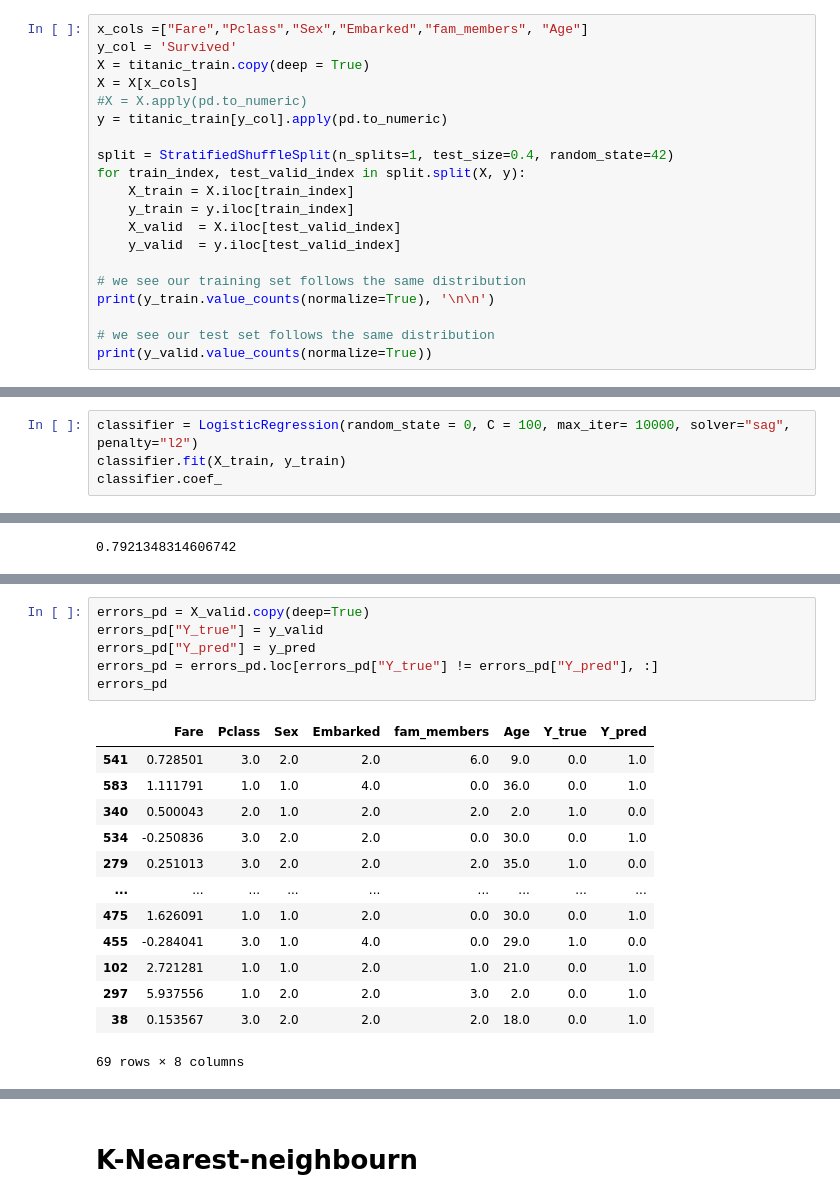
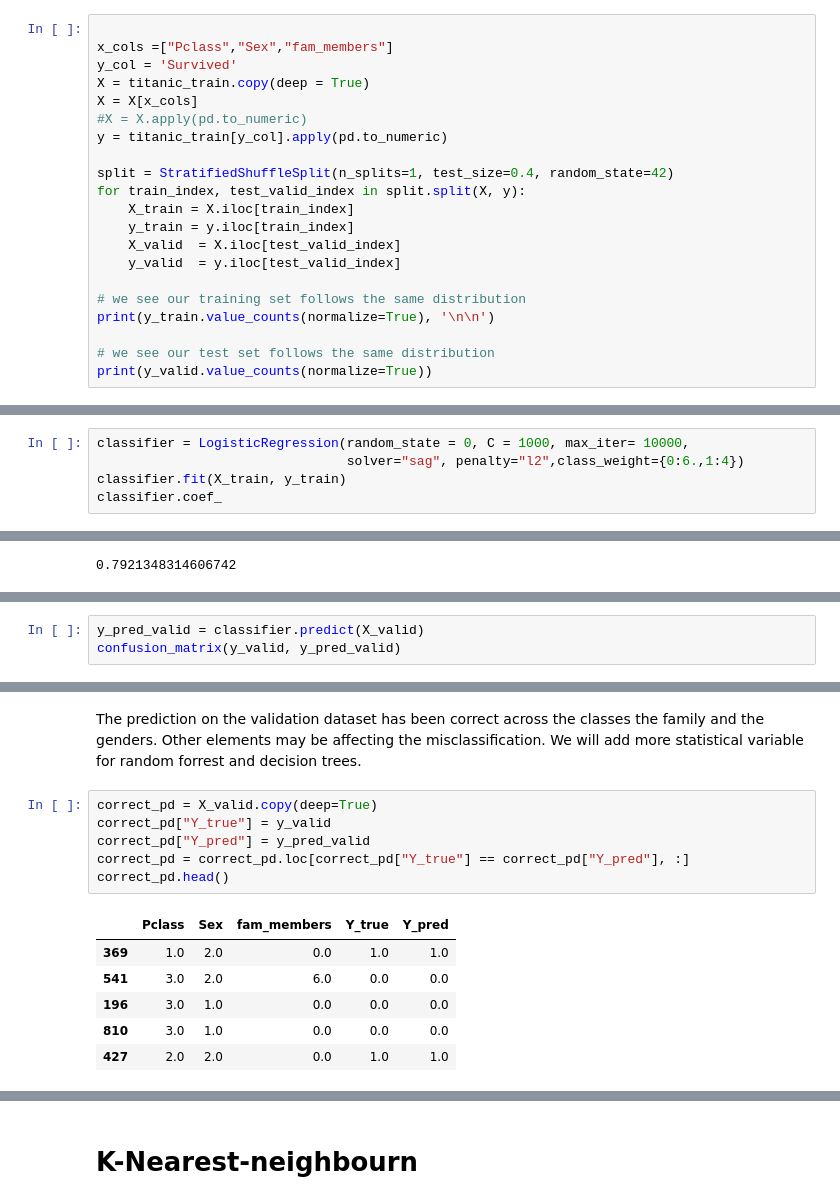
Before and after one commit to patRyserWelch8/KaggleTitanic, a Jupyter notebook: titanic.ipynb, the cells around one changed output, grey strips where cells are left out. Drawn from its saved outputs; the diff is of its cells as text.

```diff
--- a/titanic.ipynb
+++ b/titanic.ipynb
@@ -1242,7 +1253,8 @@ titanic_test.shape
 # %% [markdown]
 ### Split  data sets for cross validation
 # %%
-x_cols =["Fare","Pclass","Sex","Embarked","fam_members", "Age"]
+
+x_cols =["Pclass","Sex","fam_members"]
 y_col = 'Survived'
 X = titanic_train.copy(deep = True)
 X = X[x_cols]
@@ -1282,5 +1297,6 @@ Index(['Fare', 'Pclass', 'Sex', 'Embarked', 'fam_members', 'Age'], dtype='object
 # %%
-classifier = LogisticRegression(random_state = 0, C = 100, max_iter= 10000, solver="sag", penalty="l2")
+classifier = LogisticRegression(random_state = 0, C = 1000, max_iter= 10000,
+                                solver="sag", penalty="l2",class_weight={0:6.,1:4})
 classifier.fit(X_train, y_train)
 classifier.coef_
 # %% [output]
@@ -1296,0 +1322,3 @@ classifier.score(X_valid, y_valid)
+# %%
+y_pred_valid = classifier.predict(X_valid)
+confusion_matrix(y_valid, y_pred_valid)
@@ -1355,21 +1419,16 @@ array([[189,  31],
+# %% [markdown]
+The prediction on the validation dataset has been correct across the classes the family and the genders. Other elements may be affecting the misclassification. We will add more statistical variable for random forrest and decision trees.
 # %%
-errors_pd = X_valid.copy(deep=True)
-errors_pd["Y_true"] = y_valid
-errors_pd["Y_pred"] = y_pred
-errors_pd = errors_pd.loc[errors_pd["Y_true"] != errors_pd["Y_pred"], :]
-errors_pd
+correct_pd = X_valid.copy(deep=True)
+correct_pd["Y_true"] = y_valid
+correct_pd["Y_pred"] = y_pred_valid
+correct_pd = correct_pd.loc[correct_pd["Y_true"] == correct_pd["Y_pred"], :]
+correct_pd.head()
 # %% [output]
-|  | Fare | Pclass | Sex | Embarked | fam_members | Age | Y_true | Y_pred |
-| 541 | 0.728501 | 3.0 | 2.0 | 2.0 | 6.0 | 9.0 | 0.0 | 1.0 |
-| 583 | 1.111791 | 1.0 | 1.0 | 4.0 | 0.0 | 36.0 | 0.0 | 1.0 |
-| 340 | 0.500043 | 2.0 | 1.0 | 2.0 | 2.0 | 2.0 | 1.0 | 0.0 |
-| 534 | -0.250836 | 3.0 | 2.0 | 2.0 | 0.0 | 30.0 | 0.0 | 1.0 |
-| 279 | 0.251013 | 3.0 | 2.0 | 2.0 | 2.0 | 35.0 | 1.0 | 0.0 |
-| ... | ... | ... | ... | ... | ... | ... | ... | ... |
-| 475 | 1.626091 | 1.0 | 1.0 | 2.0 | 0.0 | 30.0 | 0.0 | 1.0 |
-| 455 | -0.284041 | 3.0 | 1.0 | 4.0 | 0.0 | 29.0 | 1.0 | 0.0 |
-| 102 | 2.721281 | 1.0 | 1.0 | 2.0 | 1.0 | 21.0 | 0.0 | 1.0 |
-| 297 | 5.937556 | 1.0 | 2.0 | 2.0 | 3.0 | 2.0 | 0.0 | 1.0 |
-| 38 | 0.153567 | 3.0 | 2.0 | 2.0 | 2.0 | 18.0 | 0.0 | 1.0 |
+|  | Pclass | Sex | fam_members | Y_true | Y_pred |
+| 369 | 1.0 | 2.0 | 0.0 | 1.0 | 1.0 |
+| 541 | 3.0 | 2.0 | 6.0 | 0.0 | 0.0 |
+| 196 | 3.0 | 1.0 | 0.0 | 0.0 | 0.0 |
+| 810 | 3.0 | 1.0 | 0.0 | 0.0 | 0.0 |
+| 427 | 2.0 | 2.0 | 0.0 | 1.0 | 1.0 |
-69 rows × 8 columns
 # %%
```
Also changed, not shown: parts of 66 cells of this notebook.
